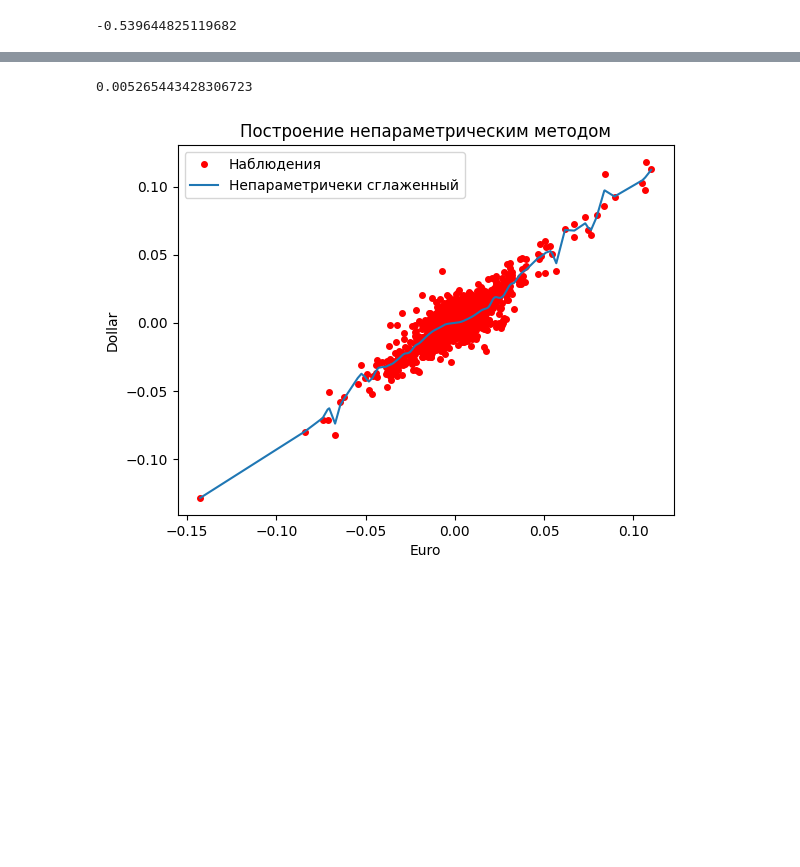
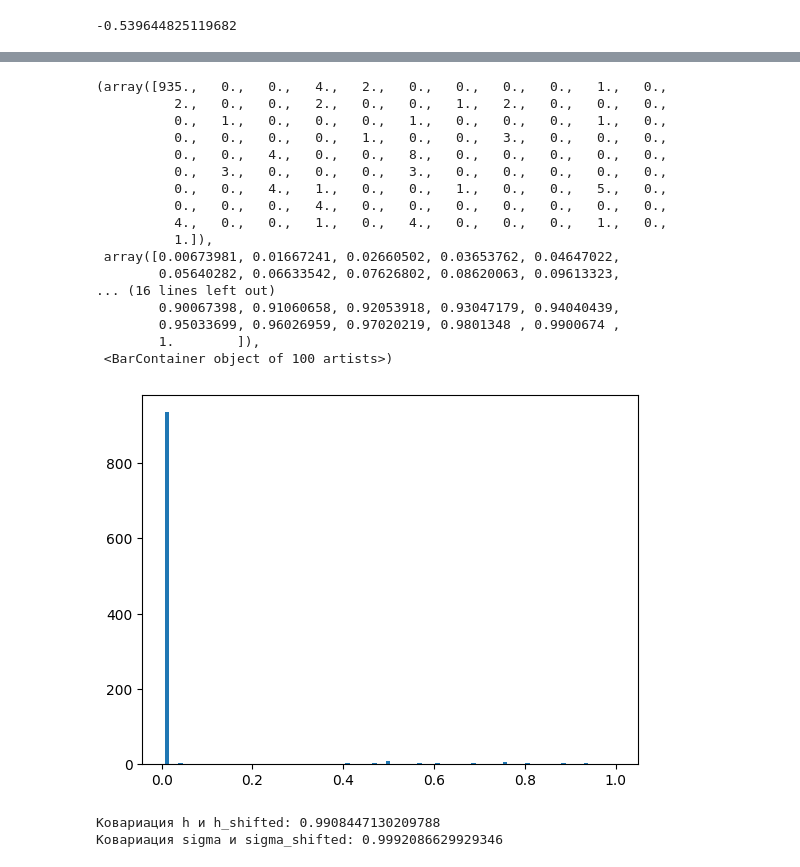
Before and after one commit to AnfimovAleksandr/mag_diploma, a Jupyter notebook: Непараметрический_2.ipynb, the cells around one changed output, grey strips where cells are left out. Drawn from its saved outputs; the diff is of its cells as text; code cells hidden in the pictures; blank space fills up the shorter version.

```diff
--- a/Непараметрический_2.ipynb
+++ b/Непараметрический_2.ipynb
@@ -1376,14 +1481,21 @@ plt.show()
-# %%
-chains[:, 100:, 0].mean()
-# %% [output]
-0.005265443428306723
-# %%
-plt.title('Построение непараметрическим методом')
-plt.xlabel('Euro')
-plt.ylabel('Dollar')
-plt.plot(np_data_euro, np_data_dollar, 'ro', markersize=4)
-plt.plot(np_data_euro, res)
-plt.legend(['Наблюдения', 'Непараметричеки сглаженный'])
-plt.show()
-# %% [output]
-[figure, removed]
+# %%
+plt.hist(chains[0, :, 1], bins=100)
+# %% [output]
+(array([935.,   0.,   0.,   4.,   2.,   0.,   0.,   0.,   0.,   1.,   0.,
+          2.,   0.,   0.,   2.,   0.,   0.,   1.,   2.,   0.,   0.,   0.,
+          0.,   1.,   0.,   0.,   0.,   1.,   0.,   0.,   0.,   1.,   0.,
+          0.,   0.,   0.,   0.,   1.,   0.,   0.,   3.,   0.,   0.,   0.,
+          0.,   0.,   4.,   0.,   0.,   8.,   0.,   0.,   0.,   0.,   0.,
+          0.,   3.,   0.,   0.,   0.,   3.,   0.,   0.,   0.,   0.,   0.,
+          0.,   0.,   4.,   1.,   0.,   0.,   1.,   0.,   0.,   5.,   0.,
+          0.,   0.,   0.,   4.,   0.,   0.,   0.,   0.,   0.,   0.,   0.,
+          4.,   0.,   0.,   1.,   0.,   4.,   0.,   0.,   0.,   1.,   0.,
+          1.]),
+ array([0.00673981, 0.01667241, 0.02660502, 0.03653762, 0.04647022,
+        0.05640282, 0.06633542, 0.07626802, 0.08620063, 0.09613323,
+... (16 lines left out)
+        0.90067398, 0.91060658, 0.92053918, 0.93047179, 0.94040439,
+        0.95033699, 0.96026959, 0.97020219, 0.9801348 , 0.9900674 ,
+        1.        ]),
+ <BarContainer object of 100 artists>)
+[figure, added]
@@ -1389,0 +1505,9 @@ plt.show()
+# %%
+cov_x = np.corrcoef(original[:, 0], shifted[:, 0])[0, 1]
+cov_y = np.corrcoef(original[:, 1], shifted[:, 1])[0, 1]
+
+print(f"Ковариация h и h_shifted: {cov_x}")
+print(f"Ковариация sigma и sigma_shifted: {cov_y}")
+# %% [output]
+Ковариация h и h_shifted: 0.9908447130209788
+Ковариация sigma и sigma_shifted: 0.9992086629929346
```
Also changed, not shown: parts of 25 cells of this notebook.
